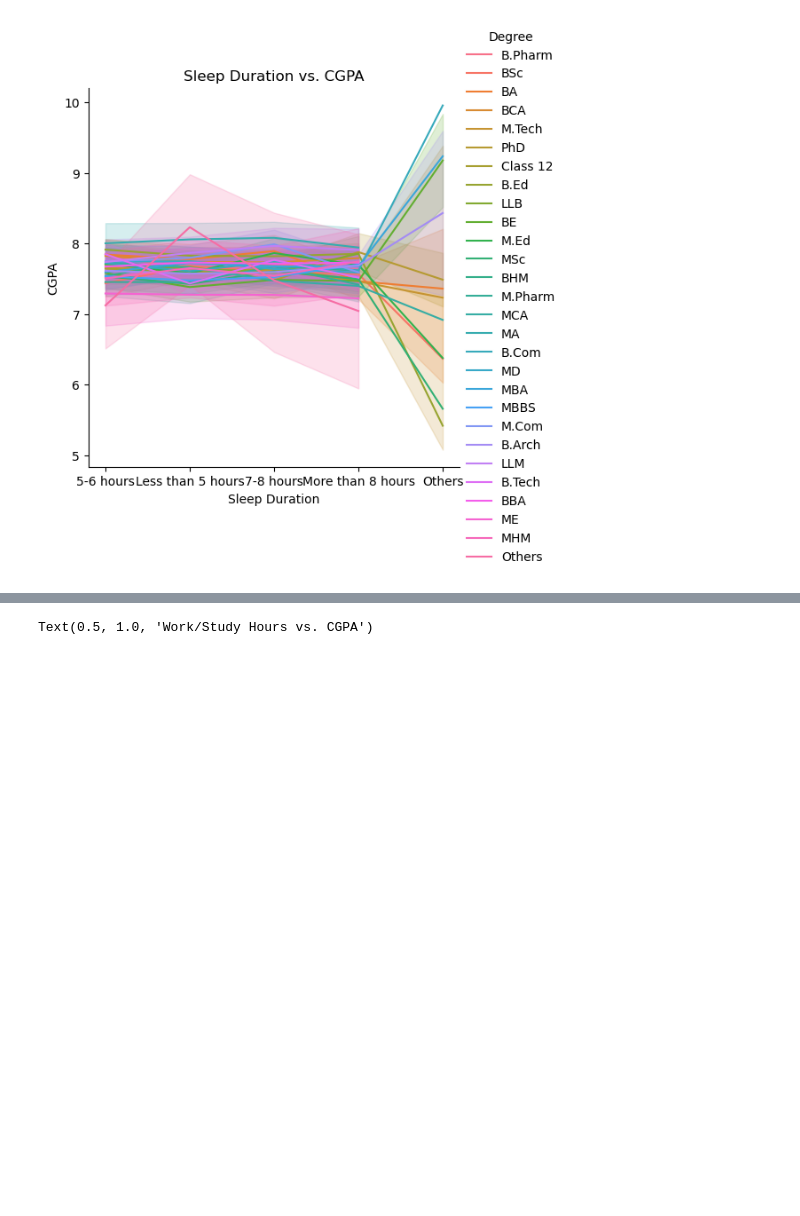
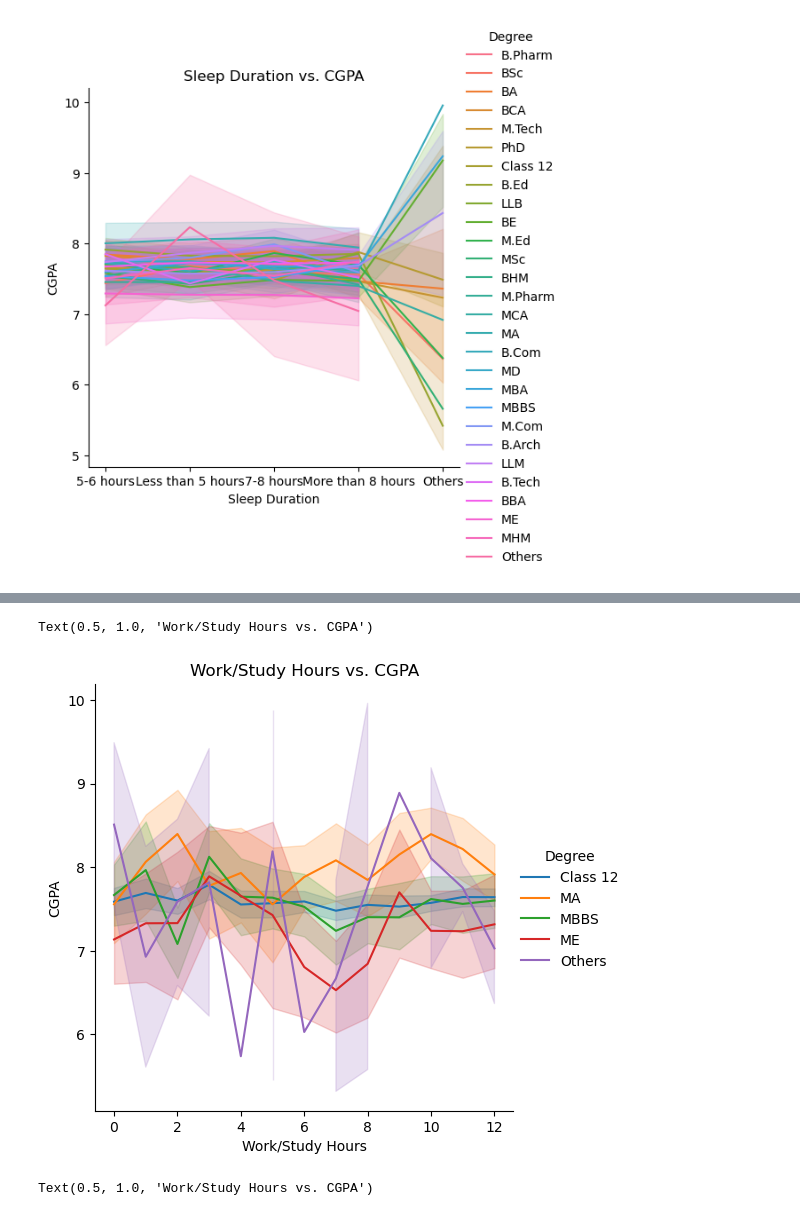
Before and after one commit to EAduAgyei/TDSProject2025, a Jupyter notebook: TDSProjectSD2025.ipynb, the cells around one changed output, grey strips where cells are left out. Saved outputs shown, nothing was run; the diff lists cells and outputs as text; code cells hidden in the pictures; blank space fills up the shorter version.

```diff
--- a/TDSProjectSD2025.ipynb
+++ b/TDSProjectSD2025.ipynb
@@ -163,3 +178,10 @@ plt.title("Sleep Duration vs. CGPA")
 # %% [output]
 Text(0.5, 1.0, 'Sleep Duration vs. CGPA')
 [figure]
+# %%
+me_filter = depression2["Degree"] == "ME"
+ma_filter = depression2["Degree"] == "MA"
+others_filter = depression2["Degree"] == "Others"
+mbbs_filter = depression2["Degree"] == "MBBS"
+class12_filter = depression2["Degree"] == "Class 12"
+degree5 = depression2[me_filter | ma_filter | others_filter | mbbs_filter | class12_filter]
@@ -166,3 +204,9 @@ Text(0.5, 1.0, 'Sleep Duration vs. CGPA')
+# %%
+sns.relplot(x = "Work/Study Hours", y = "CGPA", hue = "Degree", kind = "line", data = degree5)
+plt.title("Work/Study Hours vs. CGPA")
+# %% [output]
+Text(0.5, 1.0, 'Work/Study Hours vs. CGPA')
+[figure, added]
 # %%
 sns.relplot(x = "Work/Study Hours", y = "CGPA", hue = "Degree", kind = "line", data = depression2)
 plt.title("Work/Study Hours vs. CGPA")
```
Also changed, not shown: parts of 49 cells of this notebook.
